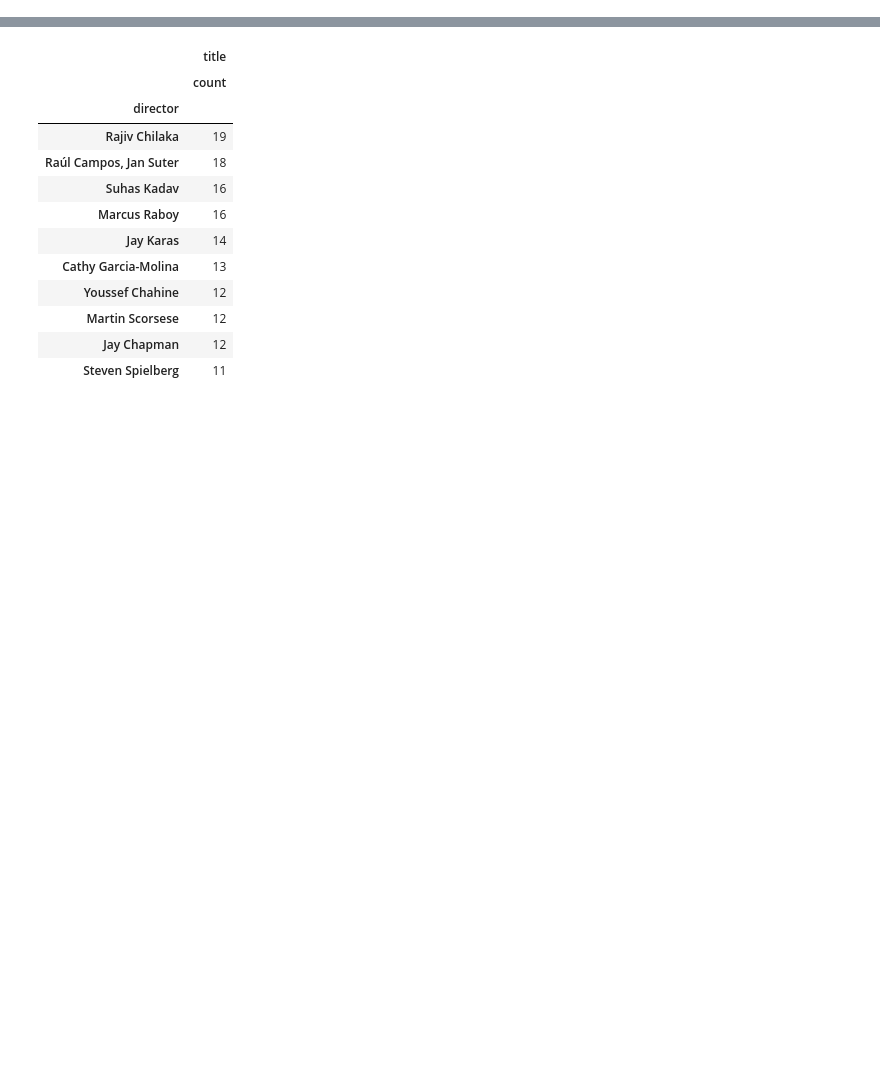
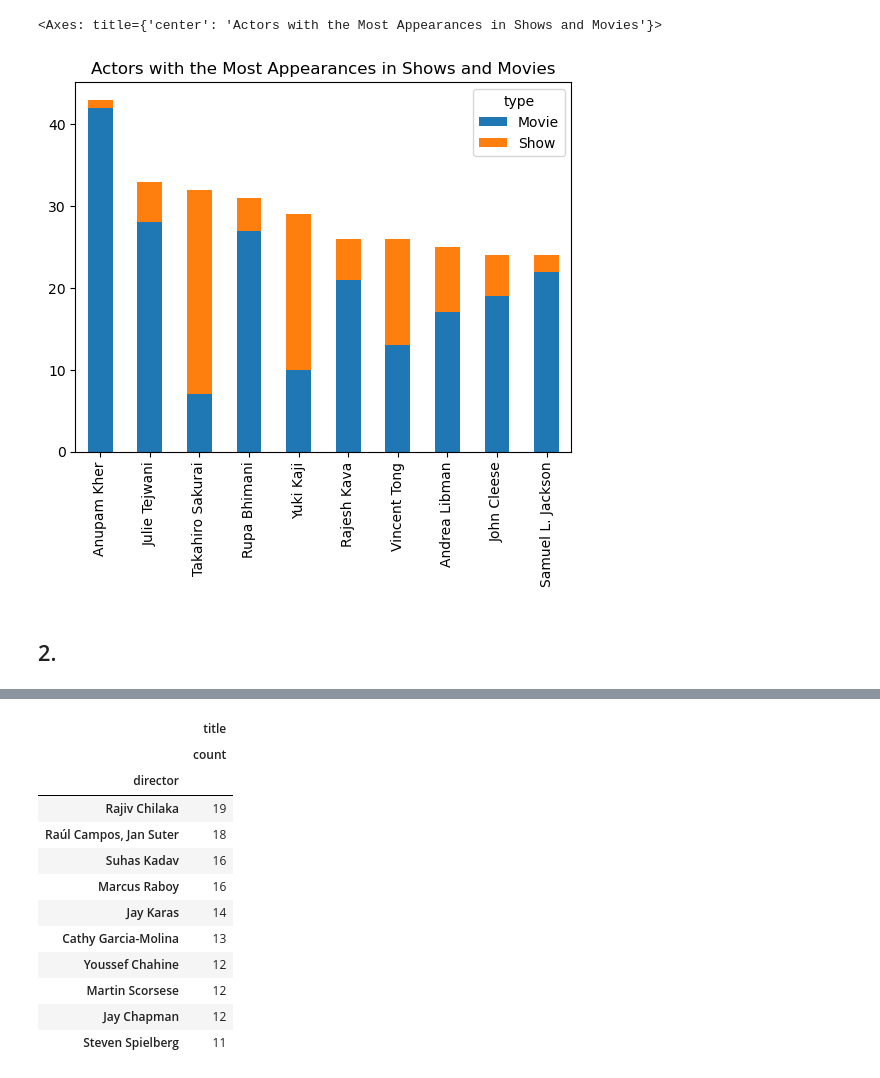
Before and after one commit to matbochenek42/Pandas-Analysis-of-Netflix-Shows, a Jupyter notebook: python_files/1_example.ipynb, the cells around one changed output, grey strips where cells are left out. Cells and saved outputs as stored; diff of their text form; code cells hidden in the pictures; blank space fills up the shorter version.

```diff
--- a/python_files/1_example.ipynb
+++ b/python_files/1_example.ipynb
@@ -20,0 +25,38 @@ df_country = pd.read_csv(USER_PATH / "Pandas Analysis of Netflix Shows" / "data"
+# %%
+# merging two tables
+
+a1 = df_cast.merge(df_cast, how = "inner")
+
+a1 = a1.merge(df[["show_id", "type"]], how = "inner")
+# %%
+# creating pivot table - counting actor and actress appearances in shows and movies
+
+pt_a1 = pd.pivot_table(
+    a1,
+    values="show_id",
+    index="cast",
+    columns="type",
+    aggfunc="count"
+)
+
+#pt_a1 = pt_a1.reset_index()
+
+#pt_a1[pt_a1["cast"] != "Unknown"]
+# %%
+# getting rid of null values and sorting dataframe
+
+pt_a1 = pt_a1[pt_a1[["Movie", "Show"]].notna().all(axis=1)]
+
+pt_a1["Sum"] = pt_a1["Movie"] + pt_a1["Show"]
+
+pt_a1 = pt_a1.sort_values(by = "Sum", ascending = False)
+# %%
+# float type -> int type for all columns
+
+col = pt_a1.columns
+
+pt_a1[col] = pt_a1[col].astype(int)
+
+pt_a1 = pt_a1.iloc[1:11, :2] # 10 rows limit
+
+pt_a1
@@ -20,0 +76,7 @@ df_country = pd.read_csv(USER_PATH / "Pandas Analysis of Netflix Shows" / "data"
+# %%
+pt_a1.plot(kind = "bar", title = "Actors with the Most Appearances in Shows and Movies", stacked = True, xlabel = "")
+# %% [output]
+<Axes: title={'center': 'Actors with the Most Appearances in Shows and Movies'}>
+[figure, added]
+# %% [markdown]
+## 2.
```
Also changed, not shown: parts of 23 cells of this notebook, 5 other files.
